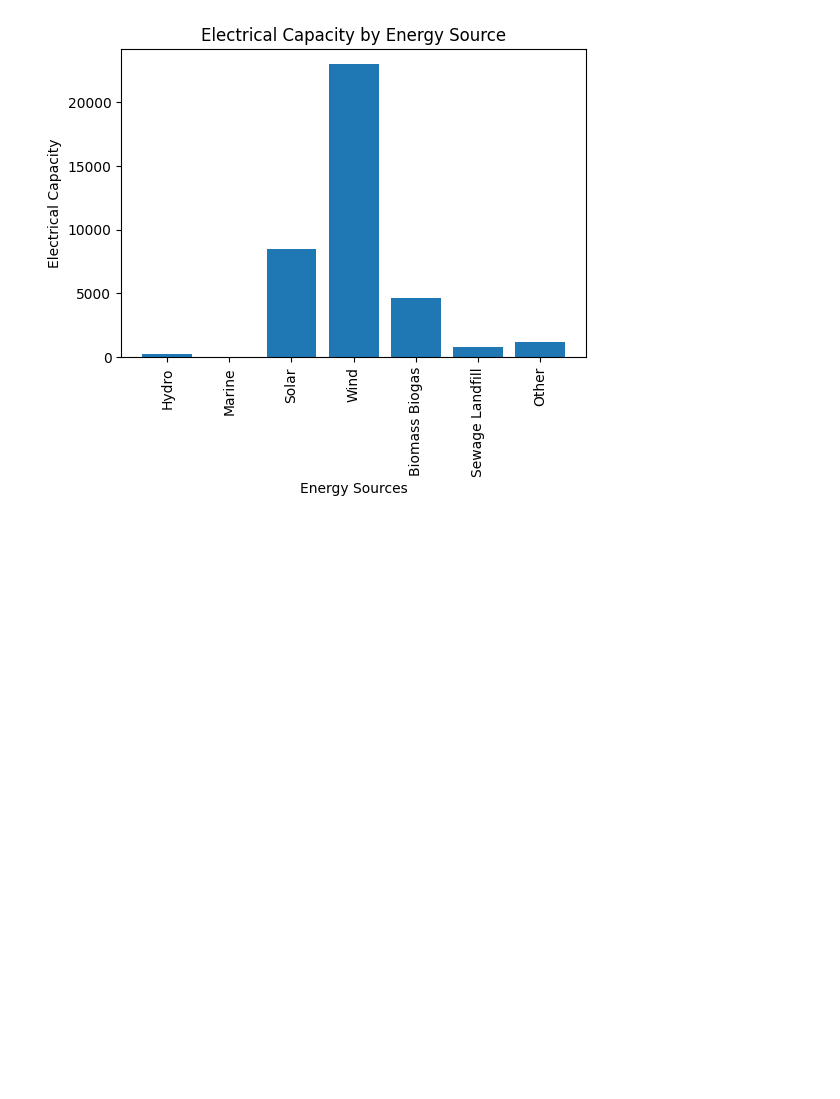
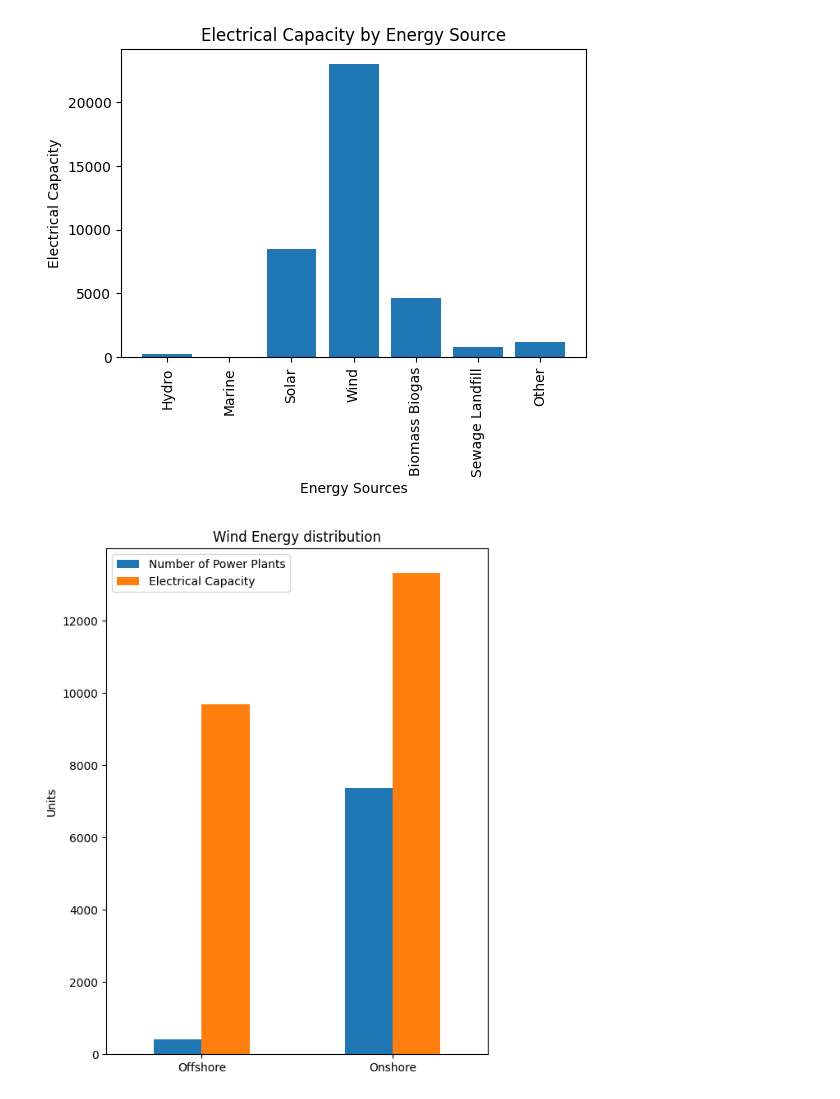
Before and after one commit to MahendraC17/Exploratory-Data-Analysis---Renewable-Power-plants-In-UK, a Jupyter notebook: EDA_renewable_power_plants.ipynb, the cells around one changed output. Cells and saved outputs as stored; diff of their text form; code cells hidden in the pictures; blank space fills up the shorter version.

Commit message:
Visualising 0.9

```diff
--- a/EDA_renewable_power_plants.ipynb
+++ b/EDA_renewable_power_plants.ipynb
@@ -418,10 +418,10 @@ plt.show()
 [figure]
 # %%
 # Visual represntation of Electrical Capacity between the sources
-sources_cap = []
+sourcesCap = []
 for i in sources:
     i = rpp_ssy.loc[rpp_ssy[i] == 1, 'electrical_capacity'].sum()
-    sources_cap.append(i)
+    sourcesCap.append(i)
 
 fig = plt.figure(figsize=(6, 4))
 plt.bar(['Hydro', 'Marine', 'Solar', 'Wind', 'Biomass Biogas', 'Sewage Landfill', 'Other'], sources_cap)
@@ -432,3 +432,24 @@ plt.title('Electrical Capacity by Energy Source')
 plt.show()
 # %% [output]
 [figure]
+# %%
+# Visual represntation of Wind Energy distribution and its Electrical Capacity
+windSources = ['offshore_wind', 'onshore_wind']
+windCount = []
+for i in windSources:
+    i = rpp_ssy.loc[rpp_ssy[i] == 1, i].sum()
+    windCount.append(i)
+
+windCap = []
+for i in windSources:
+    i = rpp_ssy.loc[rpp_ssy[i] == 1, 'electrical_capacity'].sum()
+    windCap.append(i)
+# Scaling Wind Energy Power Plants count to Its Electrical Capacity
+windCount = [i * 10 for i in windCount]
+
+windTypes = ['Offshore', 'Onshore']
+wpp = pd.DataFrame({'Number of Power Plants': windCount, 'Electrical Capacity': windCap}, index=windTypes)
+ax = wpp.plot(kind='bar', figsize=(6, 8), rot=0, title='Wind Energy distribution', ylabel='Units')
+plt.show()
+# %% [output]
+[figure, added]
```
